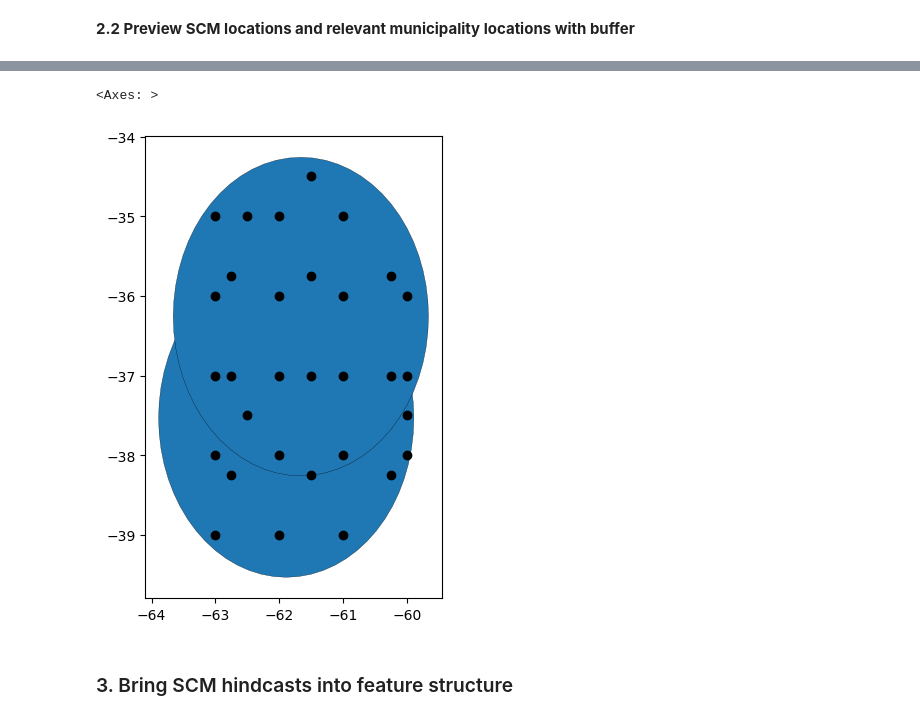
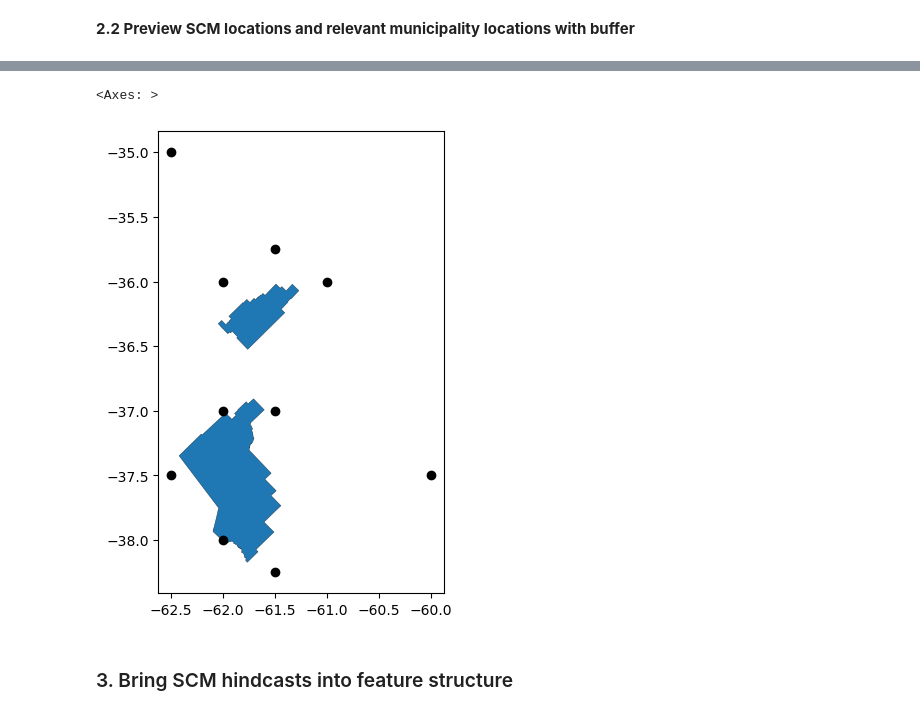
Before and after one commit to mzachow/wheat-yield-forecast-argentina, a Jupyter notebook: 4_prepare_scm_data.ipynb, the cells around one changed output, grey strips where cells are left out. Drawn from its saved outputs; the diff is of its cells as text; code cells hidden in the pictures.

Commit message:
location selection improvement (2 nearest)

```diff
--- a/4_prepare_scm_data.ipynb
+++ b/4_prepare_scm_data.ipynb
@@ -93,6 +93,0 @@ For each relevant municipality, we select a grid cell location from each SCM tha
-# %%
-# directly spatial join takes too much time, therefore save coordinates first
-gdf_adm2["geometry"] = gdf_adm2["geometry"].centroid.buffer(2)
-coordinates = gpd.sjoin(scm[["model", "geometry", "lat", "lon"]].drop_duplicates(), gdf_adm2)[["name", "lat", "lon"]].drop_duplicates().reset_index(drop=True)
-scm_joined = scm.merge(coordinates[["lat", "lon", "name"]], on=["lat", "lon"], how="left")
-scm_joined = scm_joined.dropna(subset="name").reset_index(drop=True)
@@ -98,0 +137,12 @@ scm_joined = scm_joined.dropna(subset="name").reset_index(drop=True)
+# %%
+filtered_scm = []
+for model in climate_models:
+    coordinates_of_scm = scm.loc[scm["model"] == model, ["model", "geometry"]].drop_duplicates().reset_index(drop=True).copy()
+    (ids_closest, _, ids_second_closest, _) = get_nearest_neighbors(gdf_adm2, coordinates_of_scm, 2)
+    filtered_coordinates = coordinates_of_scm.iloc[list(ids_closest) + list(ids_second_closest)].reset_index(drop=True)
+    filtered_coordinates = filtered_coordinates.assign(name=pd.Series(2 * relevant_municipalities))
+    filtered_scm.append(scm.loc[scm["model"] == model].merge(filtered_coordinates[["name", "geometry"]], on="geometry", how="right"))
+    print(filtered_coordinates)
+
+filtered_scm = pd.concat(filtered_scm, ignore_index=True)
+filtered_scm[["lat", "lon", "name"]].drop_duplicates()
@@ -99,9 +196,9 @@ scm_joined = scm_joined.dropna(subset="name").reset_index(drop=True)
 # %%
 base = gdf_adm2.plot(figsize=(6,6), edgecolor="black", linewidth=.2)
-gpd.GeoDataFrame(scm_joined[["geometry", "lat", "lon"]].drop_duplicates(), geometry="geometry", crs="EPSG:4326").plot(ax=base,  color="black")
+gpd.GeoDataFrame(filtered_scm[["geometry", "lat", "lon"]].drop_duplicates(), geometry="geometry", crs="EPSG:4326").plot(ax=base,  color="black")
 # %% [output]
 <Axes: >
-[figure, old version]
+[figure, new version]
 # %% [markdown]
 ### 3. Bring SCM hindcasts into feature structure
 # %%
```
Also changed, not shown: parts of 15 cells of this notebook, 5 other files.
